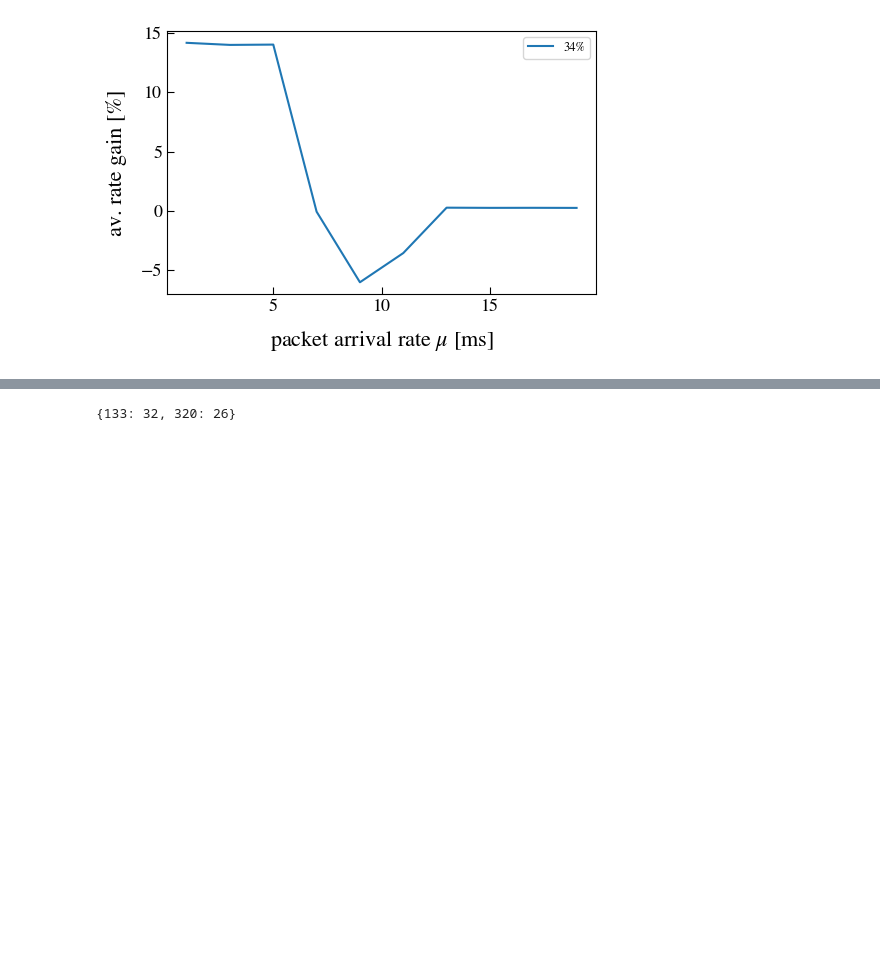
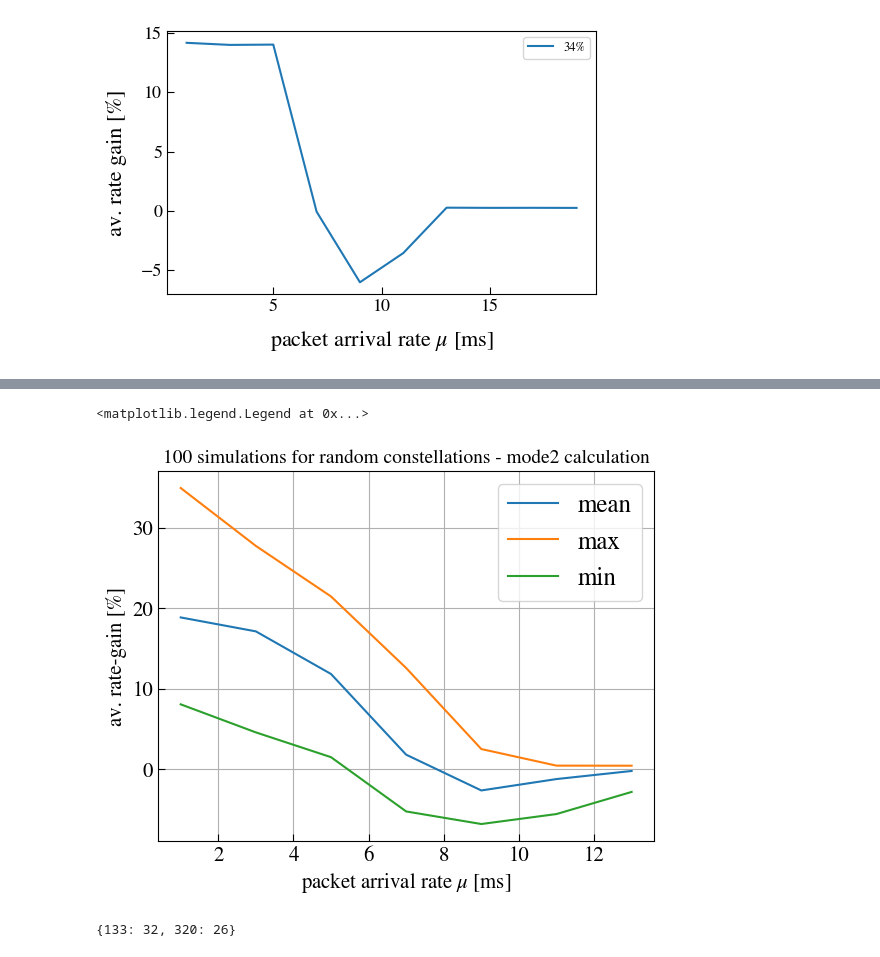
Before and after one commit to CarolineZoll/EDS, a Jupyter notebook: CoMP_PRB-Reservation.ipynb, the cells around one changed output, grey strips where cells are left out. Cells and saved outputs as stored; diff of their text form; code cells hidden in the pictures; blank space fills up the shorter version.

```diff
--- a/CoMP_PRB-Reservation.ipynb
+++ b/CoMP_PRB-Reservation.ipynb
@@ -579,3 +651,15 @@ KeyError: 0
+# %%
+plt.plot(mu_range,mean_saver,label='mean')
+plt.plot(mu_range,max_saver,label='max')
+plt.plot(mu_range,min_saver,label='min')
+plt.title('100 simulations for random constellations - mode2 calculation', fontsize=14)
+plt.xlabel('packet arrival rate $\mu$ [ms]')
+plt.ylabel('av. rate-gain [%]')
+plt.grid()
+plt.legend()
+# %% [output]
+<matplotlib.legend.Legend at 0x...>
+[figure, added]
 # %%
 eds.calculate_prb_number_comp(ue_all,cluster,max_prb,ue_nr)
 # %% [output]
```
Also changed, not shown: parts of 18 cells of this notebook, 30 other files.
